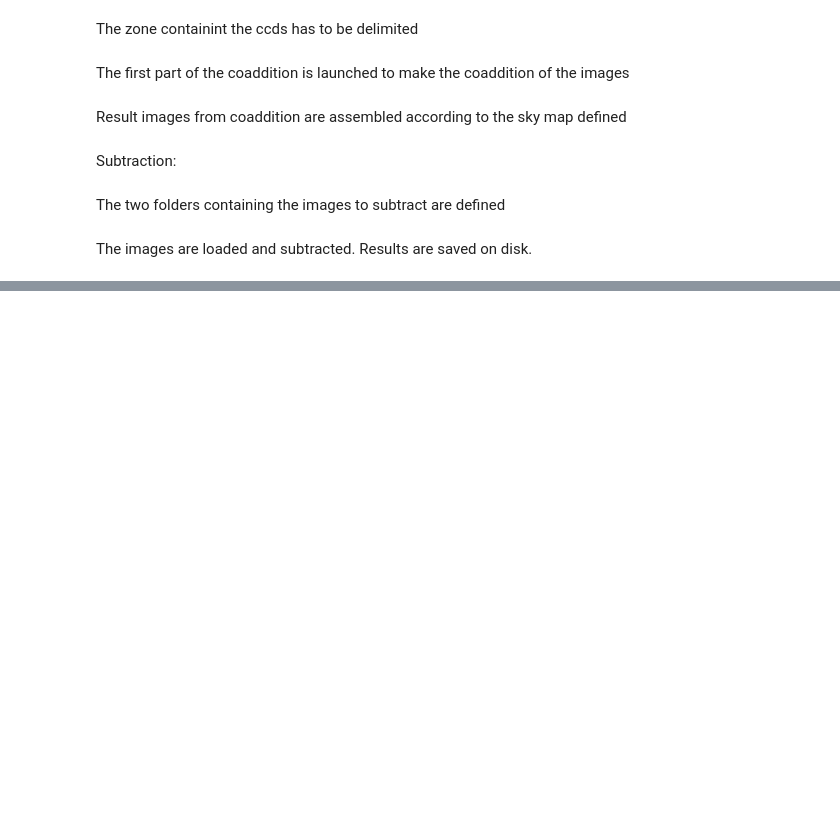
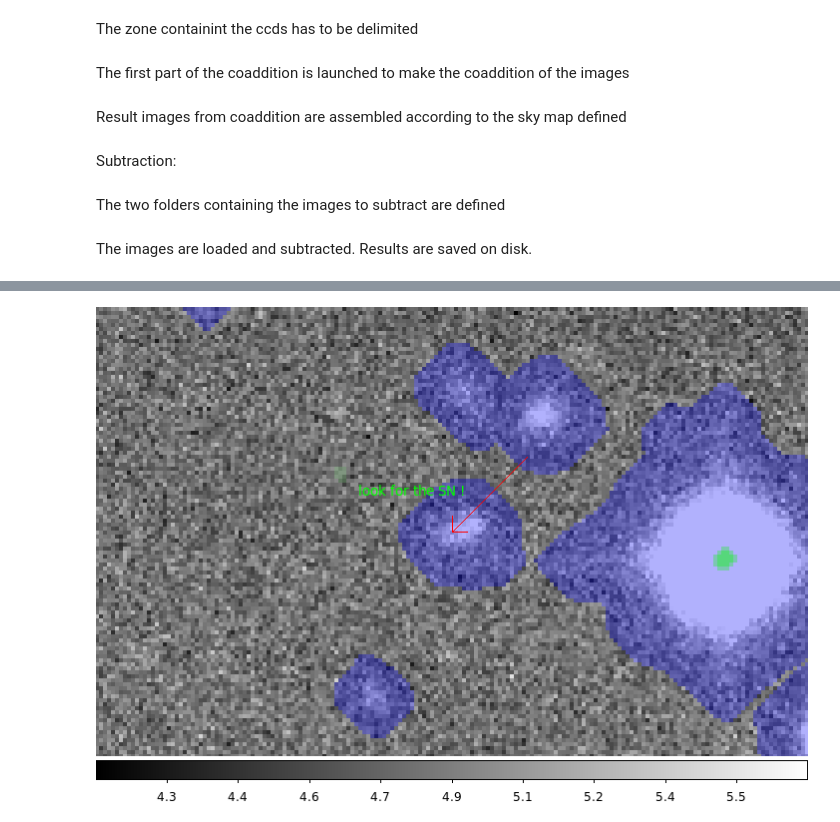
Before and after one commit to DominiqueFouchez/Subtraction_Notebooks, a Jupyter notebook: Coaddition.ipynb, the cells around one changed output, grey strips where cells are left out. Cells and saved outputs as stored; diff of their text form; code cells hidden in the pictures; blank space fills up the shorter version.

```diff
--- a/Coaddition.ipynb
+++ b/Coaddition.ipynb
@@ -22,9 +22,10 @@ import lsst.meas.algorithms as measAlg
 import lsst.ip.diffim as ipDiffim
 import lsst.ip.diffim.diffimTools as diffimTools
 
-DATADIR="/renoir_data_00/jpreyes/stacks/notebook_files/data/CFHTLS"
-DATASUB1="/renoir_data_00/jpreyes/stacks/notebook_files/data/CFHTLS_SUB1"
-DATASUB2="/renoir_data_00/jpreyes/stacks/notebook_files/data/CFHTLS_SUB2"
-DATASUB3="/renoir_data_00/jpreyes/stacks/notebook_files/data/CFHTLS_SUB3"
-DATASUB4="/renoir_data_00/jpreyes/stacks/notebook_files/data/CFHTLS_SUB4"
-DATASUB5="/renoir_data_00/jpreyes/stacks/notebook_files/data/CFHTLS_SUB5"
+DATADIR="/renoir_data_02/jpreyes/lsst_data/data/CFHTLS"
+
+#DATASUB1="/renoir_data_00/jpreyes/stacks/notebook_files/data/CFHTLS_SUB1"
+#DATASUB2="/renoir_data_00/jpreyes/stacks/notebook_files/data/CFHTLS_SUB2"
+#DATASUB3="/renoir_data_00/jpreyes/stacks/notebook_files/data/CFHTLS_SUB3"
+#DATASUB4="/renoir_data_00/jpreyes/stacks/notebook_files/data/CFHTLS_SUB4"
+#DATASUB5="/renoir_data_00/jpreyes/stacks/notebook_files/data/CFHTLS_SUB5"
@@ -222,8 +97,8 @@ Subtraction:
 # %% [markdown]
 The two folders containing the images to subtract are defined
 # %%
-Set1Path = "/renoir_data_00/jpreyes/stacks/notebook_files/data/CFHTLS/output/coadd_r_dir/deepCoadd/r/1/9,2.fits"
-Set2Path = "/renoir_data_00/jpreyes/stacks/notebook_files/data/CFHTLS_S1/output/coadd_r_dir/deepCoadd/r/1/9,2.fits"
-OutputPath = "/renoir_data_00/jpreyes/stacks/notebook_files/data/subtraction"
+Set1Path = DATADIR+"/output/coadd_r_dir/deepCoadd/r/1/33,15.fits"
+Set2Path = DATADIR+"/output/coadd_r_dir/subtract/deepCoadd/r/1/33,15.fits"
+OutputPath = DATADIR+"/output/subtracted-inter"
 # %% [markdown]
 The images are loaded and subtracted. Results are saved on disk.
@@ -247,0 +105,77 @@ differenceExposure.writeFits(OutputPath+'/S1R/9,2.fits')
+# %%
+config = ipDiffim.ImagePsfMatchTask.ConfigClass()
+config.kernel.name = "AL"
+subconfig = config.kernel.active
+defFwhm         = 2.5
+fwhmS = defFwhm
+fwhmT = defFwhm
+psfmatch = ipDiffim.ImagePsfMatchTask(config)
+
+#for image1, image2 in zip(Set1Files,Set2Files):
+#    print("Subtracting " + image1 + " " + image2)
+firstImage = afwImage.ExposureF(Set1Path)
+secondImage = afwImage.ExposureF(Set2Path)
+
+results  = psfmatch.subtractExposures(firstImage, secondImage,
+                            templateFwhmPix = fwhmT, scienceFwhmPix = fwhmS, doWarping=True)
+
+differenceExposure = results.subtractedExposure
+#differenceExposure.writeFits(OutputPath+'/33,15.fits')
+
+print results.psfMatchingKernel.toString
+
+import lsst.afw.display.ds9 as ds9
+import time
+
+arrow1sn =[(141,141),(160,160)]
+arrow2sn =[(141,145),(141,141),(145,141)]
+
+try:
+    os.remove('fig1.png')
+    os.remove('fig2.png')
+    os.remove('fig3.png')
+except(os.error):
+    pass
+#firstImage = afwImage.ExposureF(Set1Path)
+ds9.mtv(firstImage, frame=1)
+ds9.scale(type='zscale', frame=1)
+ds9.zoom(4,141,141, frame=1)
+ds9.setMaskTransparency(70, frame=1)
+ds9.line(arrow1sn,ctype='red', frame=1)
+ds9.line(arrow2sn,ctype='red', frame=1)
+ds9.dot('look for the SN !',131,151, frame=1)
+time.sleep(2)
+ds9.ds9Cmd('saveimage fig1.png', frame=1)
+
+
+
+ds9.mtv(secondImage, frame=2)
+ds9.scale(type='zscale', frame=2)
+ds9.zoom(4,141,141, frame=2)
+ds9.setMaskTransparency(70, frame=2)
+ds9.line(arrow1sn,ctype='red', frame=2)
+ds9.line(arrow2sn,ctype='red', frame=2)
+ds9.dot('look for the SN !',131,151, frame=2)
+time.sleep(2)
+ds9.ds9Cmd('saveimage fig2.png', frame=2)
+
+ds9.mtv(differenceExposure, frame=3)
+ds9.scale(type='zscale', frame=3)
+ds9.zoom(4,141,141, frame=3)
+ds9.setMaskTransparency(70, frame=3)
+ds9.line(arrow1sn,ctype='red', frame=3)
+ds9.line(arrow2sn,ctype='red', frame=3)
+ds9.dot('look for the SN !',131,151, frame=3)
+time.sleep(2)
+ds9.ds9Cmd('saveimage fig3.png', frame=3)
+
+
+
+from IPython.display import Image, display_png
+i1 =  Image(filename = 'fig1.png')
+i2 = Image(filename = 'fig2.png')
+i3 = Image(filename = 'fig3.png')
+display_png(i1)
+display_png(i2)
+display_png(i3)
+# %% [output]
@@ -247,0 +187 @@ differenceExposure.writeFits(OutputPath+'/S1R/9,2.fits')
+[figure, added]
```
Also changed, not shown: parts of 10 cells of this notebook, 5 other files.
